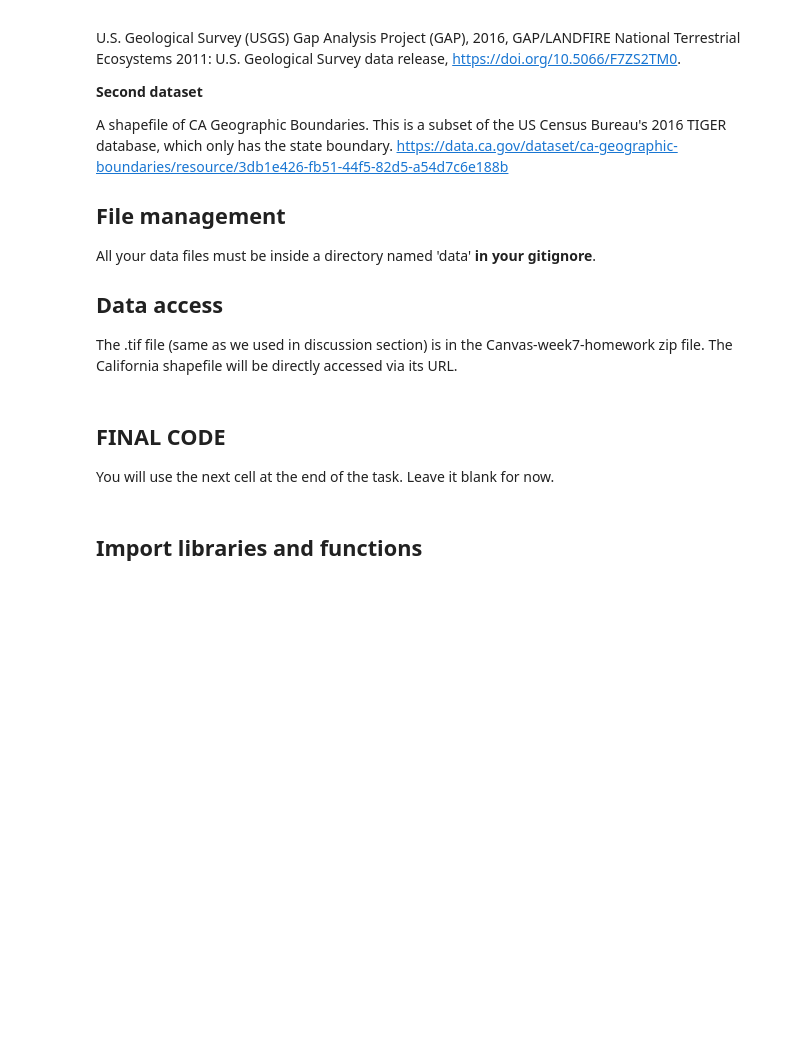
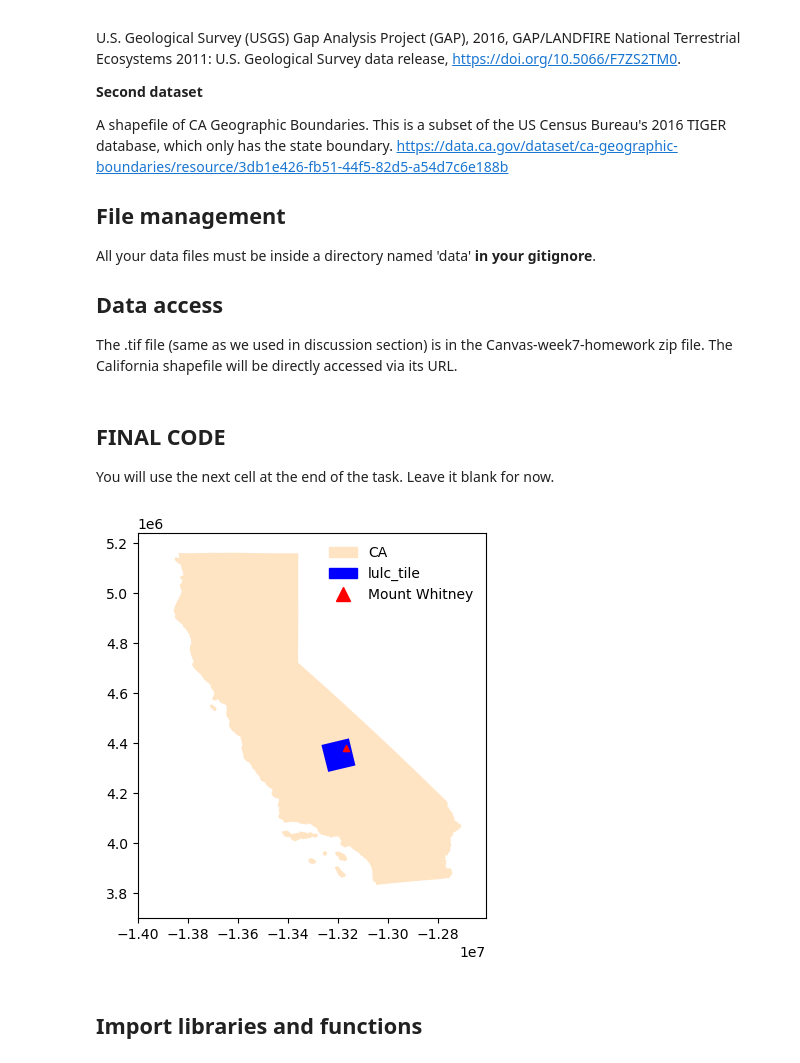
Before and after one commit to floraham/eds220-hwk-4, a Jupyter notebook: hwk4-task1-whitney-map.ipynb, the cells around one changed output. Saved outputs shown, nothing was run; the diff lists cells and outputs as text; code cells hidden in the pictures; blank space fills up the shorter version.

```diff
--- a/hwk4-task1-whitney-map.ipynb
+++ b/hwk4-task1-whitney-map.ipynb
@@ -42,6 +42,83 @@ The .tif file (same as we used in discussion section) is in the Canvas-week7-hom
 You will use the next cell at the end of the task. Leave it blank for now.
 # %%
 ### ===== FINAL CODE =====
+
+# import libraries and functions here
+import os
+import numpy as np
+import geopandas as gpd
+import matplotlib.pyplot as plt
+import matplotlib.patches as mpatches # for creating legends
+import matplotlib.lines as mlines
+import xarray as xr
+import rioxarray as rioxr
+from shapely.geometry import Polygon
+import shapely.geometry as geom
+import shapely
+
+# Open lulc raster and plot
+lulc = rioxr.open_rasterio(os.path.join(os.getcwd(),'data', 'land_cover.tif'))
+
+# read the california shapefile and plot
+ca = gpd.read_file('https://data.ca.gov/dataset/e212e397-1277-4df3-8c22-40721b095f33/resource/3db1e426-fb51-44f5-82d5-a54d7c6e188b/download/ca-state-boundary.zip')
+
+# create bounding box from original lulc. Use the unpacking operator to get the x,y coordinate points.
+bbox = gpd.GeoDataFrame(geometry = [geom.box(*lulc.rio.bounds())],
+                 crs = lulc.rio.crs)
+
+# convert bbox to CA crs and plot notice the bbox of the original raster is now rotated in the new crs
+bbox_cacrs = bbox.to_crs(ca.crs)
+
+# the crs don't match, so let's update that before anything else
+lulc = lulc.rio.reproject(ca.crs)
+
+# Mount Whitney coordinates (latitude, longitude)
+coordinates = (-13168238.600765156, 4380516.844251228)
+
+# Create a GeoDataFrame with a single point representing Mount Whitney
+mt_whitney = gpd.GeoDataFrame(geometry=[shapely.Point(coordinates)], crs = lulc.rio.crs)
+
+##lowercase column names
+ca.columns = ca.columns.str.lower()
+
+#clean up "Year_" to be just "year"
+ca.rename(columns={'year_': 'year'}, inplace=True)
+
+### lulc cleaning
+# remove length 1 dimension (band)
+lulc = lulc.squeeze()
+
+# remove coordinates associated to band
+lulc = lulc.drop('band')
+lulc = lulc.drop('spatial_ref')
+
+
+# ============= PLOT ===============
+fig, ax = plt.subplots(figsize = (5,5))
+
+
+ca.plot(ax=ax, color = 'bisque', marker = "s", label='CA')
+ca_patches = mpatches.Patch(color='bisque', label='CA')
+
+bbox_cacrs.plot(ax = ax, color = 'blue',  label = 'lulc_tile')
+box_patches = mpatches.Patch(color='blue', label='lulc_tile')
+
+#plot whitney & add patch to legend
+mt_whitney.plot(ax=ax, color='red', markersize=20, marker="^")
+whitney_patches = mlines.Line2D([],[], color = "red", marker = "^", markersize = 10, linestyle = 'None', label = "Mount Whitney")
+
+# Adjust x-axis and y-axis ranges
+plt.xlim(-14000000, -12607677.375)  # Set x-axis range
+plt.ylim(3700000, 5240590.808)  # Set y-axis range
+
+# Manually add legend
+handles, labels = ax.get_legend_handles_labels()
+ax.legend(handles = [ca_patches, box_patches, whitney_patches] , frameon = False, loc = "upper right" )
+
+#show the plot
+plt.show()
+# %% [output]
+[figure, added]
 # %% [markdown]
 ## Import libraries and functions
 # %%
```
Also changed, not shown: parts of 3 cells of this notebook, 1 other file.
